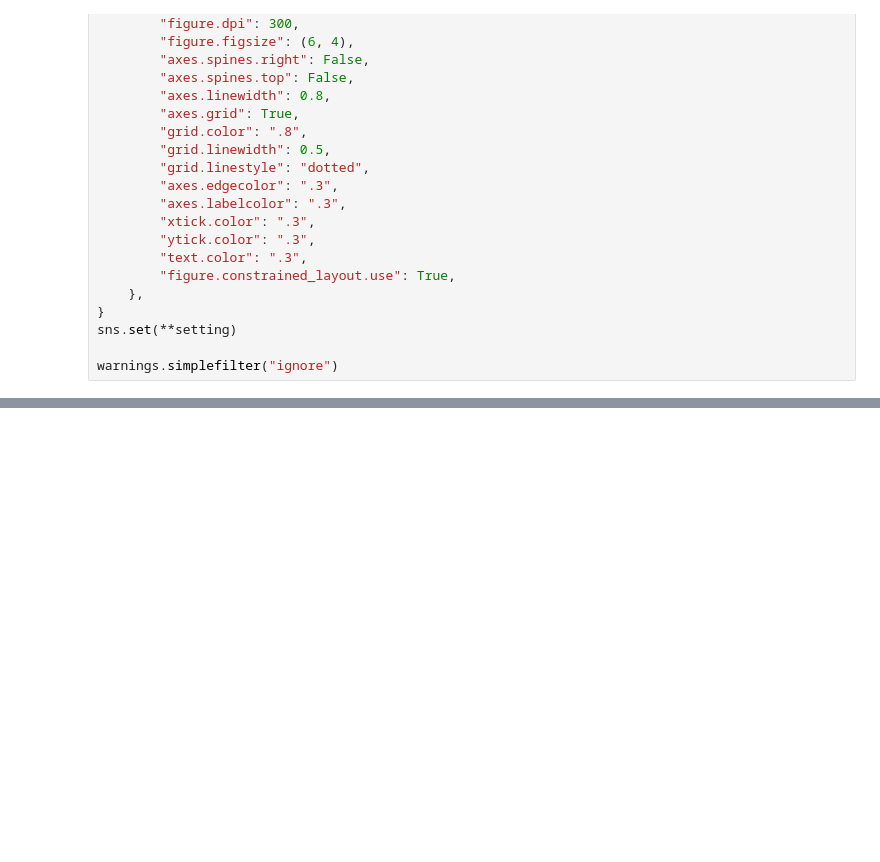
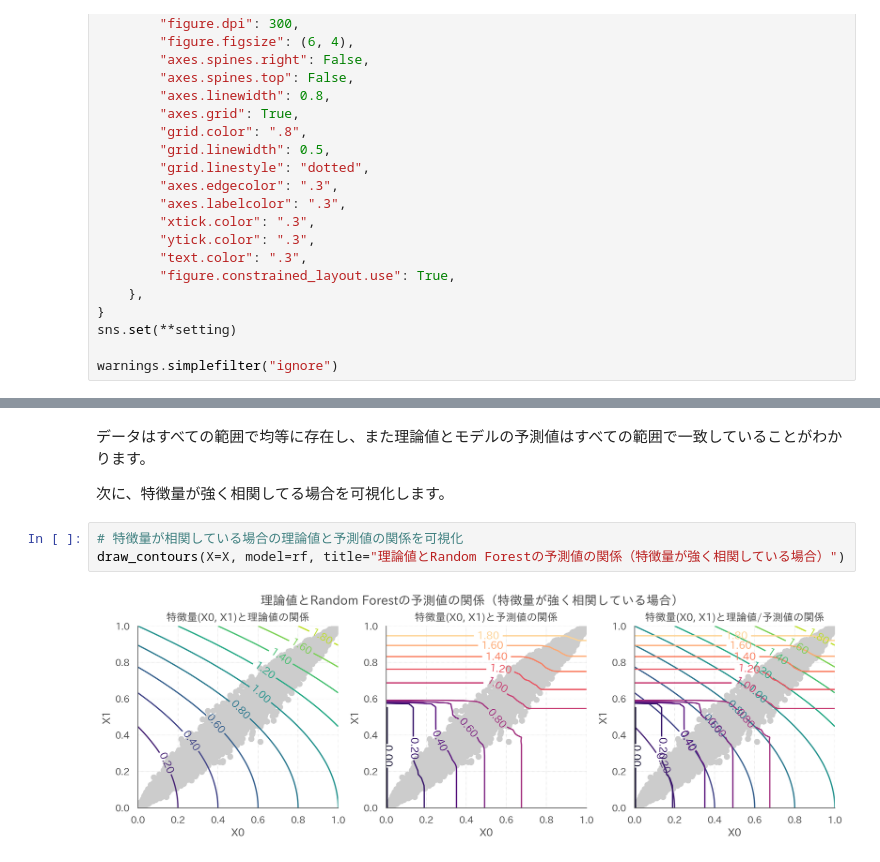
Before and after one commit to dropout009/ale, a Jupyter notebook: main.ipynb, the cells around one changed output, grey strips where cells are left out. Drawn from its saved outputs; the diff is of its cells as text; blank space fills up the shorter version.

```diff
--- a/main.ipynb
+++ b/main.ipynb
@@ -168,0 +428,9 @@ ale.plot(f=lambda x: x ** 2)
+# %% [markdown]
+データはすべての範囲で均等に存在し、また理論値とモデルの予測値はすべての範囲で一致していることがわかります。
+
+次に、特徴量が強く相関してる場合を可視化します。
+# %%
+# 特徴量が相関している場合の理論値と予測値の関係を可視化
+draw_contours(X=X, model=rf, title="理論値とRandom Forestの予測値の関係（特徴量が強く相関している場合）")
+# %% [output]
+[figure, added]
```
Also changed, not shown: parts of 57 cells of this notebook, 3 other files.
